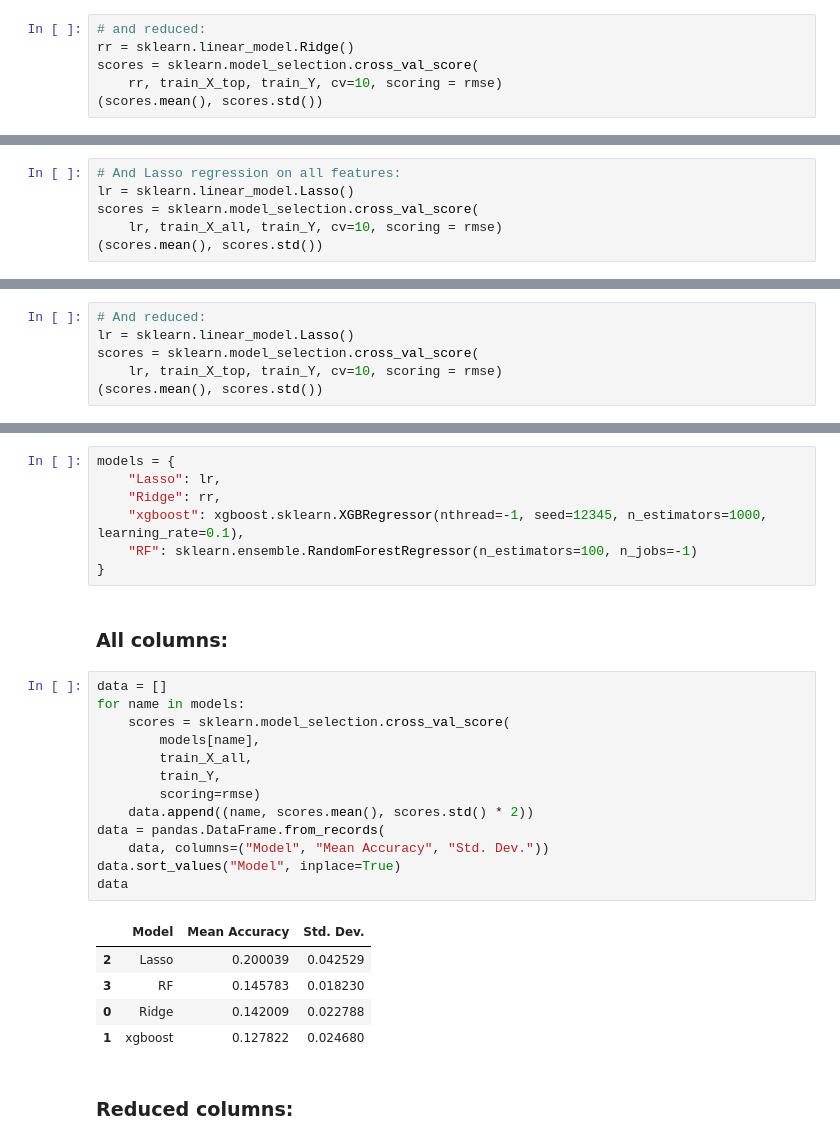
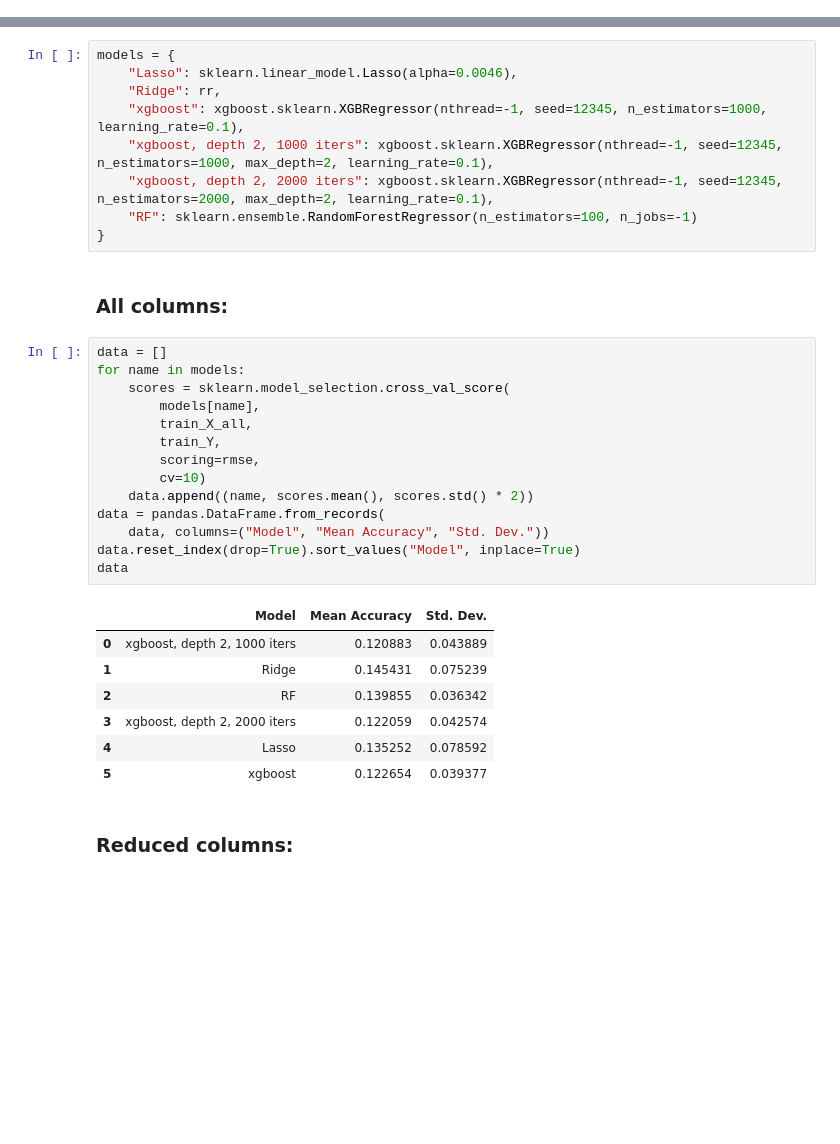
Before and after one commit to Hodapp87/kaggle-house-prices, a Jupyter notebook: Scratch for House Prices competition on Kaggle.ipynb, the cells around one changed output, grey strips where cells are left out. Saved outputs shown, nothing was run; the diff lists cells and outputs as text; blank space fills up the shorter version.

```diff
--- a/Scratch for House Prices competition on Kaggle.ipynb
+++ b/Scratch for House Prices competition on Kaggle.ipynb
@@ -577,6 +575,0 @@ scores = sklearn.model_selection.cross_val_score(
-# %%
-# and reduced:
-rr = sklearn.linear_model.Ridge()
-scores = sklearn.model_selection.cross_val_score(
-    rr, train_X_top, train_Y, cv=10, scoring = rmse)
-(scores.mean(), scores.std())
@@ -585,6 +575,0 @@ scores = sklearn.model_selection.cross_val_score(
-# %%
-# And Lasso regression on all features:
-lr = sklearn.linear_model.Lasso()
-scores = sklearn.model_selection.cross_val_score(
-    lr, train_X_all, train_Y, cv=10, scoring = rmse)
-(scores.mean(), scores.std())
@@ -593,6 +575,0 @@ scores = sklearn.model_selection.cross_val_score(
-# %%
-# And reduced:
-lr = sklearn.linear_model.Lasso()
-scores = sklearn.model_selection.cross_val_score(
-    lr, train_X_top, train_Y, cv=10, scoring = rmse)
-(scores.mean(), scores.std())
@@ -669,9 +750,11 @@ plot_validation(train_scores, valid_scores, eta_range)
 ## Try out a zoo of models...
 # %%
 models = {
-    "Lasso": lr,
+    "Lasso": sklearn.linear_model.Lasso(alpha=0.0046),
     "Ridge": rr,
     "xgboost": xgboost.sklearn.XGBRegressor(nthread=-1, seed=12345, n_estimators=1000, learning_rate=0.1),
+    "xgboost, depth 2, 1000 iters": xgboost.sklearn.XGBRegressor(nthread=-1, seed=12345, n_estimators=1000, max_depth=2, learning_rate=0.1),
+    "xgboost, depth 2, 2000 iters": xgboost.sklearn.XGBRegressor(nthread=-1, seed=12345, n_estimators=2000, max_depth=2, learning_rate=0.1),
     "RF": sklearn.ensemble.RandomForestRegressor(n_estimators=100, n_jobs=-1)
 }
 # %% [markdown]
@@ -679,22 +762,25 @@ models = {
 # %%
 data = []
 for name in models:
     scores = sklearn.model_selection.cross_val_score(
         models[name],
         train_X_all,
         train_Y,
-        scoring=rmse)
+        scoring=rmse,
+        cv=10)
     data.append((name, scores.mean(), scores.std() * 2))
 data = pandas.DataFrame.from_records(
     data, columns=("Model", "Mean Accuracy", "Std. Dev."))
-data.sort_values("Model", inplace=True)
+data.reset_index(drop=True).sort_values("Model", inplace=True)
 data
 # %% [output]
 |  | Model | Mean Accuracy | Std. Dev. |
-| 2 | Lasso | 0.200039 | 0.042529 |
-| 3 | RF | 0.145783 | 0.018230 |
-| 0 | Ridge | 0.142009 | 0.022788 |
-| 1 | xgboost | 0.127822 | 0.024680 |
+| 0 | xgboost, depth 2, 1000 iters | 0.120883 | 0.043889 |
+| 1 | Ridge | 0.145431 | 0.075239 |
+| 2 | RF | 0.139855 | 0.036342 |
+| 3 | xgboost, depth 2, 2000 iters | 0.122059 | 0.042574 |
+| 4 | Lasso | 0.135252 | 0.078592 |
+| 5 | xgboost | 0.122654 | 0.039377 |
 # %% [markdown]
 ### Reduced columns:
 # %%
```
Also changed, not shown: parts of 20 cells of this notebook.
